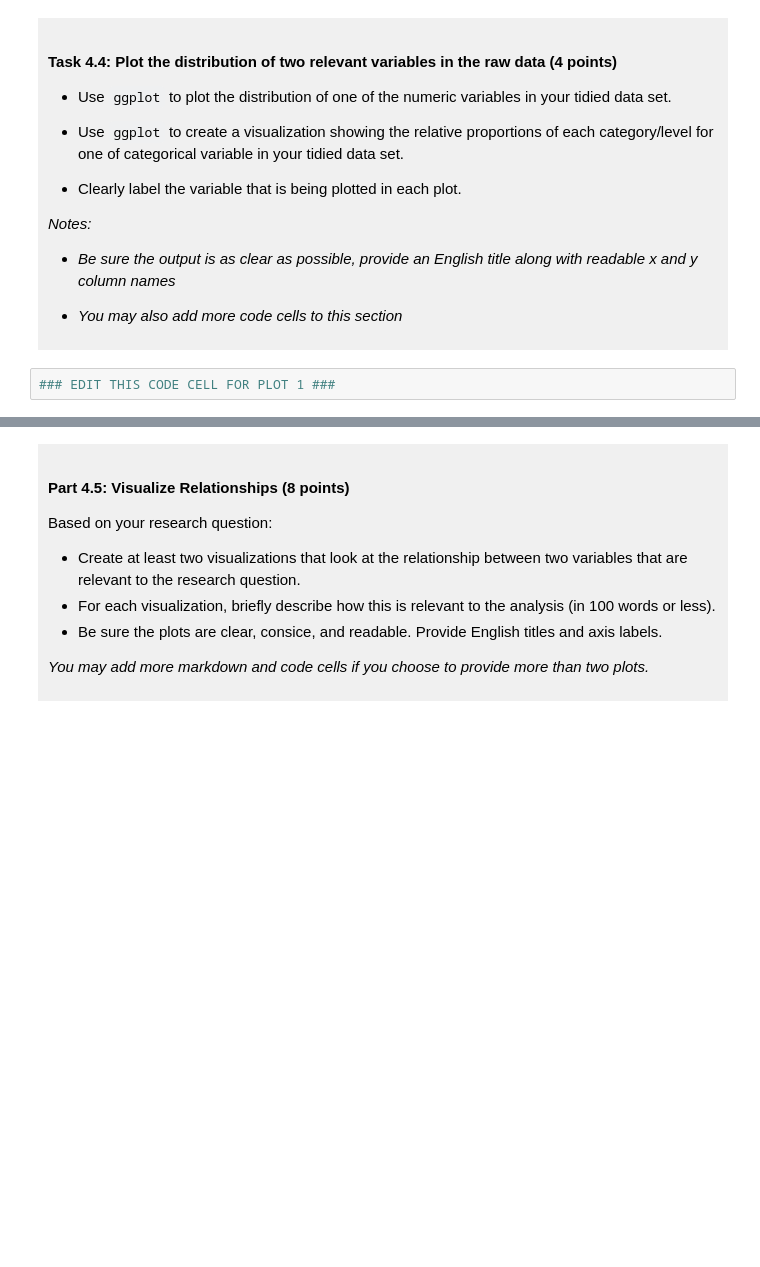
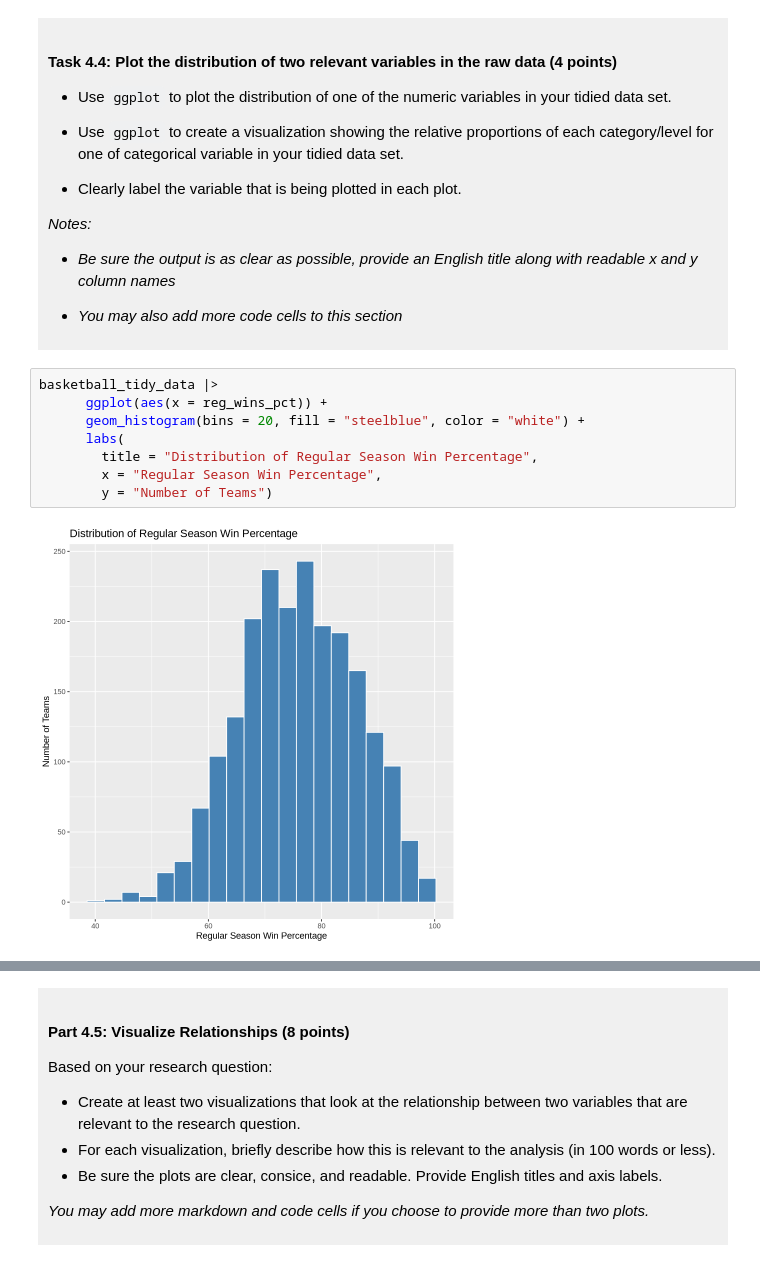
Before and after one commit to Jennyw122/dsci-100-project-jenny-wu, a Jupyter notebook: dsci-100-project-notebook.ipynb, the cells around one changed output, grey strips where cells are left out. Cells and saved outputs as stored; diff of their text form; blank space fills up the shorter version.

```diff
--- a/dsci-100-project-notebook.ipynb
+++ b/dsci-100-project-notebook.ipynb
@@ -294,5 +327,13 @@ You will refine your research question (if needed) and produce a tidy data set.
 
 </div>
 # %%
-### EDIT THIS CODE CELL FOR PLOT 1 ###
+basketball_tidy_data |>
+      ggplot(aes(x = reg_wins_pct)) +
+      geom_histogram(bins = 20, fill = "steelblue", color = "white") +
+      labs(
+        title = "Distribution of Regular Season Win Percentage",
+        x = "Regular Season Win Percentage",
+        y = "Number of Teams")
+# %% [output]
+[figure, added]
 # %%
```
Also changed, not shown: parts of 9 cells of this notebook.
